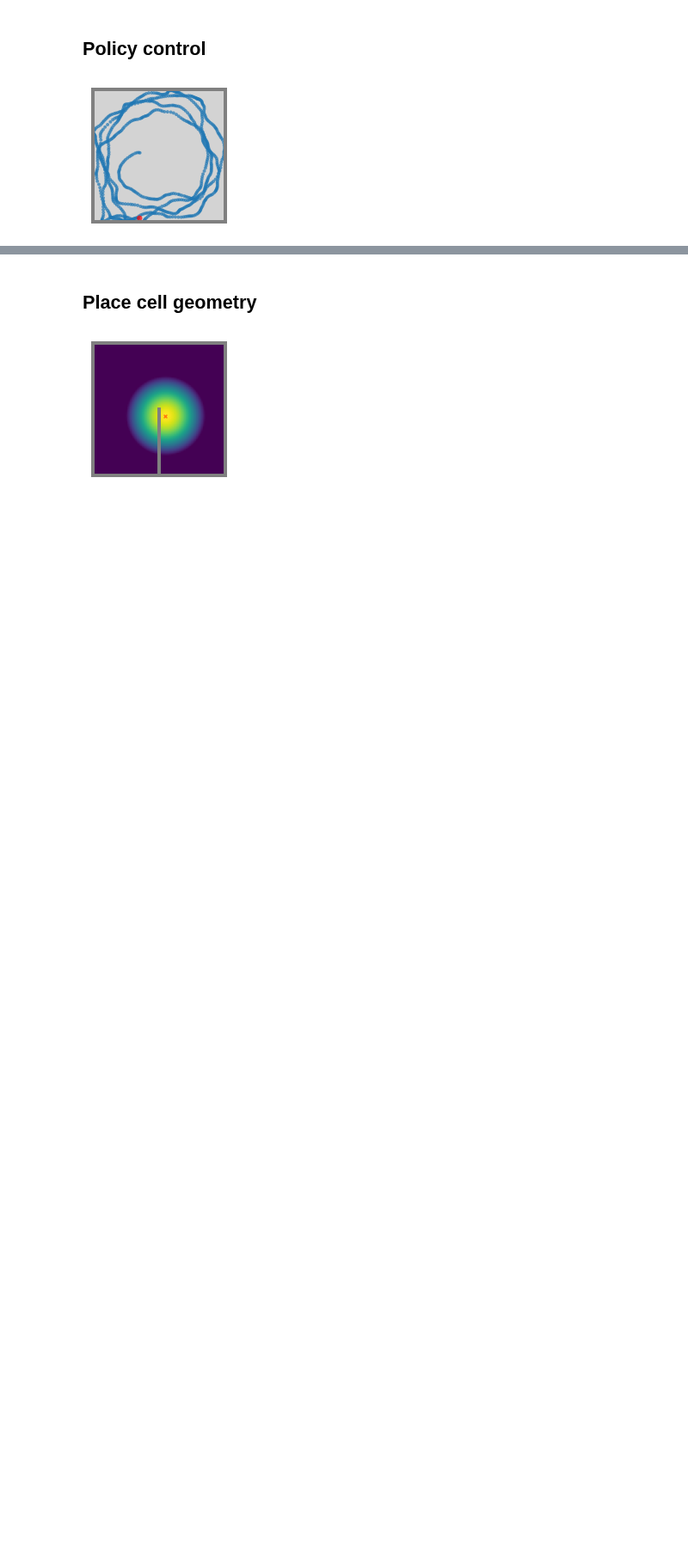
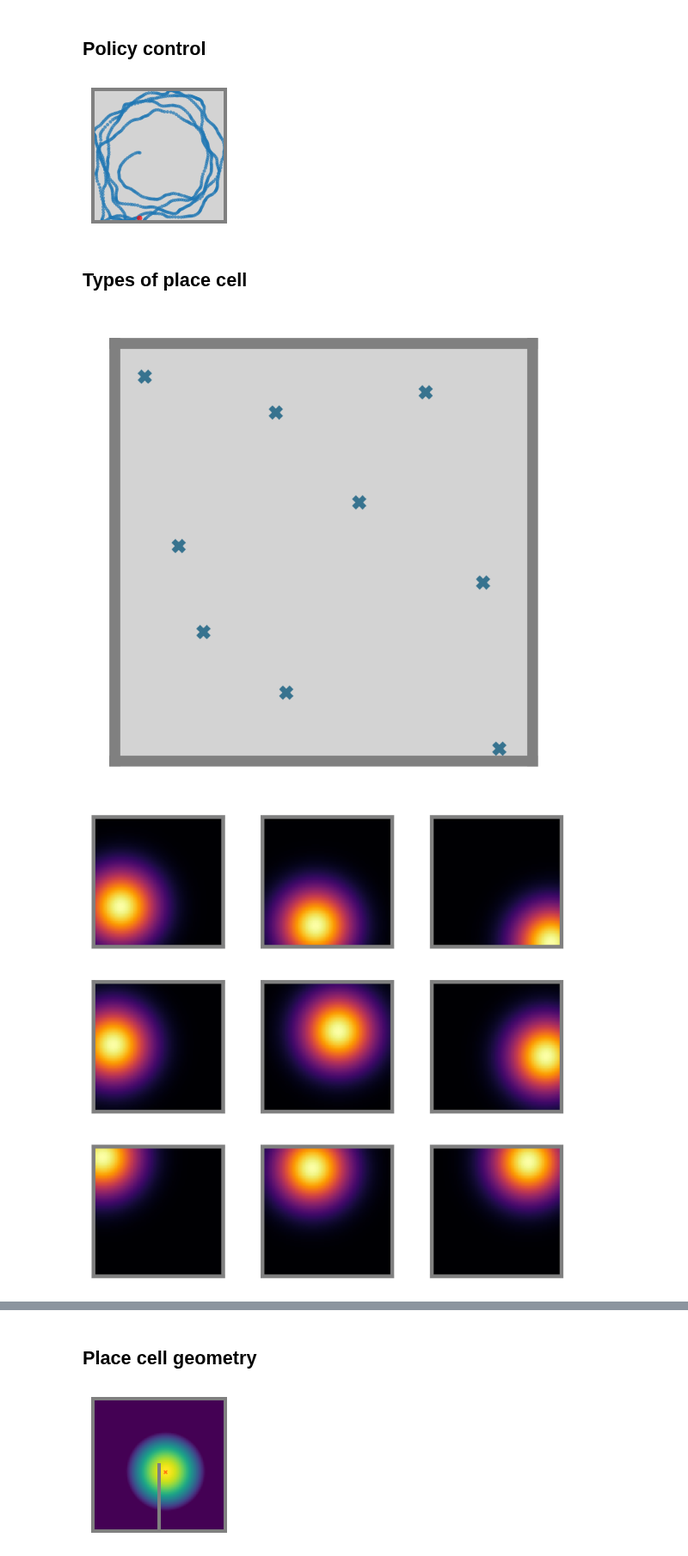
Before and after one commit to RatInABox-Lab/RatInABox, a Jupyter notebook: demos/readme_figures.ipynb, the cells around one changed output, grey strips where cells are left out. Shown at 86% size. Saved outputs shown, nothing was run; the diff lists cells and outputs as text; code cells hidden in the pictures; blank space fills up the shorter version.

Commit message:
place cell model fig

```diff
--- a/demos/readme_figures.ipynb
+++ b/demos/readme_figures.ipynb
@@ -13,7 +13,7 @@ from tqdm import tqdm
 # %%
 #Leave this as False.
 #For paper/readme production I use a plotting library (tomplotlib) to format and save figures. Without this they will still show but not save.
-if False:
+if True:
     import tomplotlib.tomplotlib as tpl
     tpl.figureDirectory = "../figures/"
     tpl.setColorscheme(colorscheme=2)
@@ -346,3 +346,32 @@ if save_plots == True: tpl.saveFigure(fig,"policycontrol")
 if save_plots == True:
     anim = Ag.animate_trajectory(speed_up=3)
     anim.save("../figures/animations/circular_motion.mp4",dpi=250)
+# %% [markdown]
+## Types of place cell
+# %%
+Env = Environment()
+Ag = Agent(Env)
+locs = Env.sample_positions(n=9)
+PC_g = PlaceCells(Ag,params={"n":9,"description":"gaussian","place_cell_centres":locs})
+PC_gt = PlaceCells(Ag,params={"n":9,"description":"gaussian_threshold","place_cell_centres":locs})
+PC_dog = PlaceCells(Ag,params={"n":9,"description":"diff_of_gaussians","place_cell_centres":locs})
+PC_th = PlaceCells(Ag,params={"n":9,"description":"top_hat","place_cell_centres":locs})
+PC_oh = PlaceCells(Ag,params={"n":9,"description":"one_hot","place_cell_centres":locs})
+
+fig, ax = PC_g.plot_place_cell_locations()
+fig0, ax0 = PC_g.plot_rate_map(shape=(3,3))
+fig1, ax1 = PC_gt.plot_rate_map(shape=(3,3))
+fig2, ax2 = PC_dog.plot_rate_map(shape=(3,3))
+fig3, ax3 = PC_th.plot_rate_map(shape=(3,3))
+fig4, ax4 = PC_oh.plot_rate_map(shape=(3,3))
+
+if save_plots == True:
+    tpl.saveFigure(fig,"placecelllocations")
+    tpl.saveFigure(fig0,"PC_g")
+    tpl.saveFigure(fig1,"PC_gt")
+    tpl.saveFigure(fig2,"PC_dog")
+    tpl.saveFigure(fig3,"PC_th")
+    tpl.saveFigure(fig4,"PC_oh")
+# %% [output]
+[figure, added]
+[figure, added]
```
Also changed, not shown: parts of 1 cell of this notebook, 3 other files.
